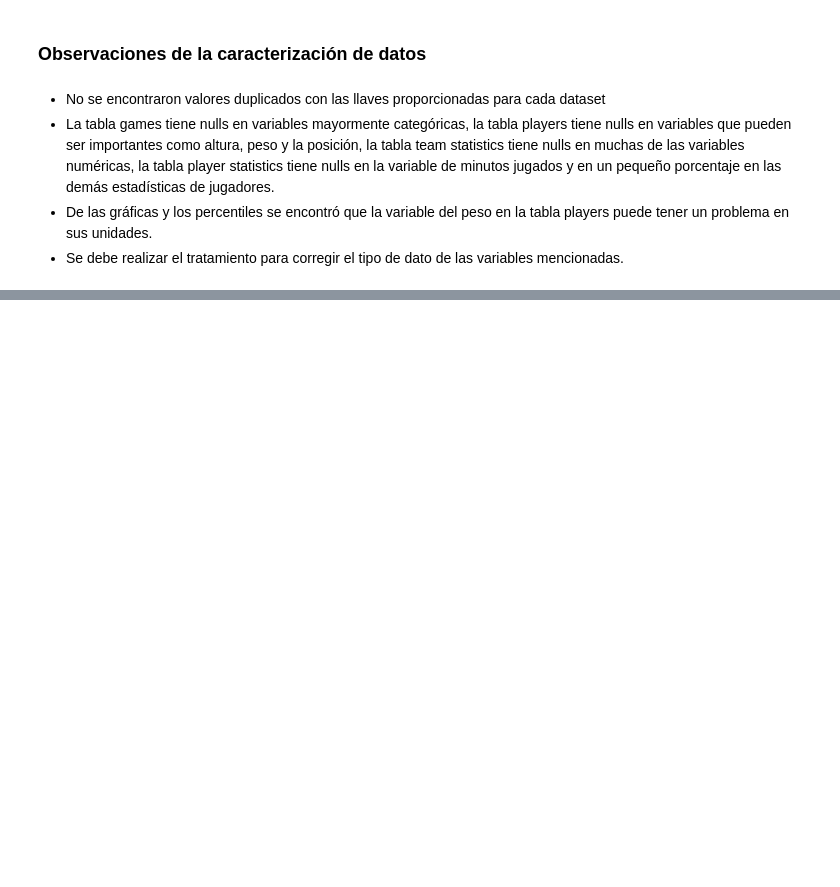
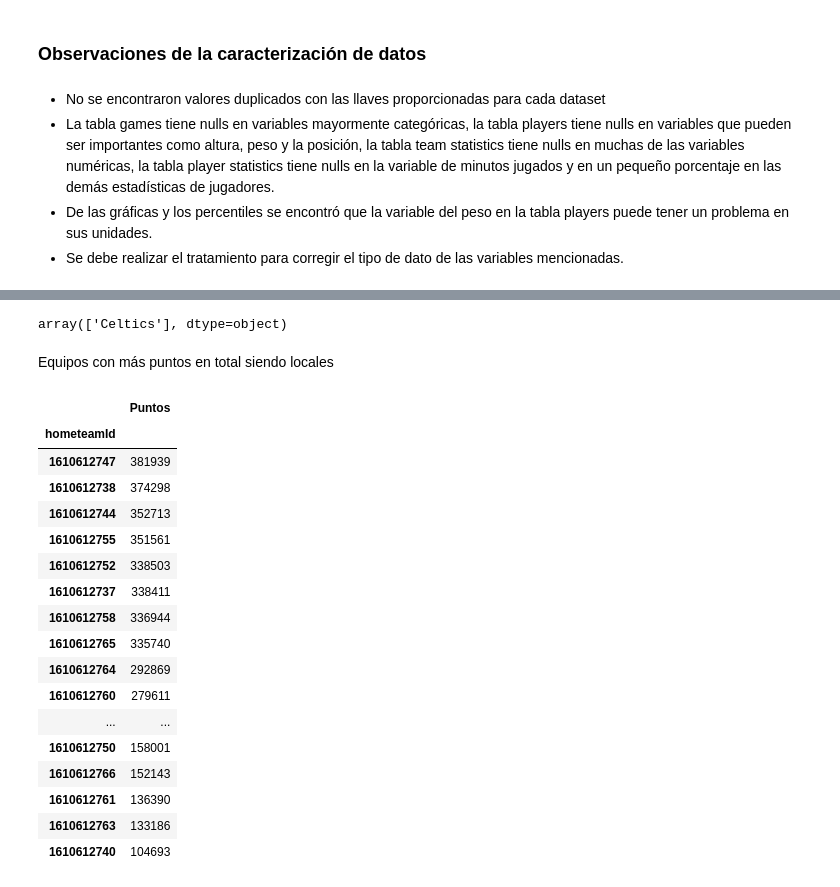
Before and after one commit to 2roma5/Diplomado_M1, a Jupyter notebook: nba.ipynb, the cells around one changed output, grey strips where cells are left out. Drawn from its saved outputs; the diff is of its cells as text; code cells hidden in the pictures; blank space fills up the shorter version.

```diff
--- a/nba.ipynb
+++ b/nba.ipynb
@@ -523,0 +647,29 @@ np.int64(0)
+# %%
+games.loc[games['hometeamId']==1610612738,'hometeamName'].unique()
+# %% [output]
+array(['Celtics'], dtype=object)
+# %% [markdown]
+Equipos con más puntos en total siendo locales
+# %%
+games.groupby('hometeamId',dropna=False)['homeScore'].agg(
+                                           Puntos = 'sum'
+                                           ).round(2).sort_values('Puntos',ascending=False)
+# %% [output]
+|  | Puntos |
+| hometeamId |  |
+| 1610612747 | 381939 |
+| 1610612738 | 374298 |
+| 1610612744 | 352713 |
+| 1610612755 | 351561 |
+| 1610612752 | 338503 |
+| 1610612737 | 338411 |
+| 1610612758 | 336944 |
+| 1610612765 | 335740 |
+| 1610612764 | 292869 |
+| 1610612760 | 279611 |
+| ... | ... |
+| 1610612750 | 158001 |
+| 1610612766 | 152143 |
+| 1610612761 | 136390 |
+| 1610612763 | 133186 |
+| 1610612740 | 104693 |
```
Also changed, not shown: parts of 21 cells of this notebook.
